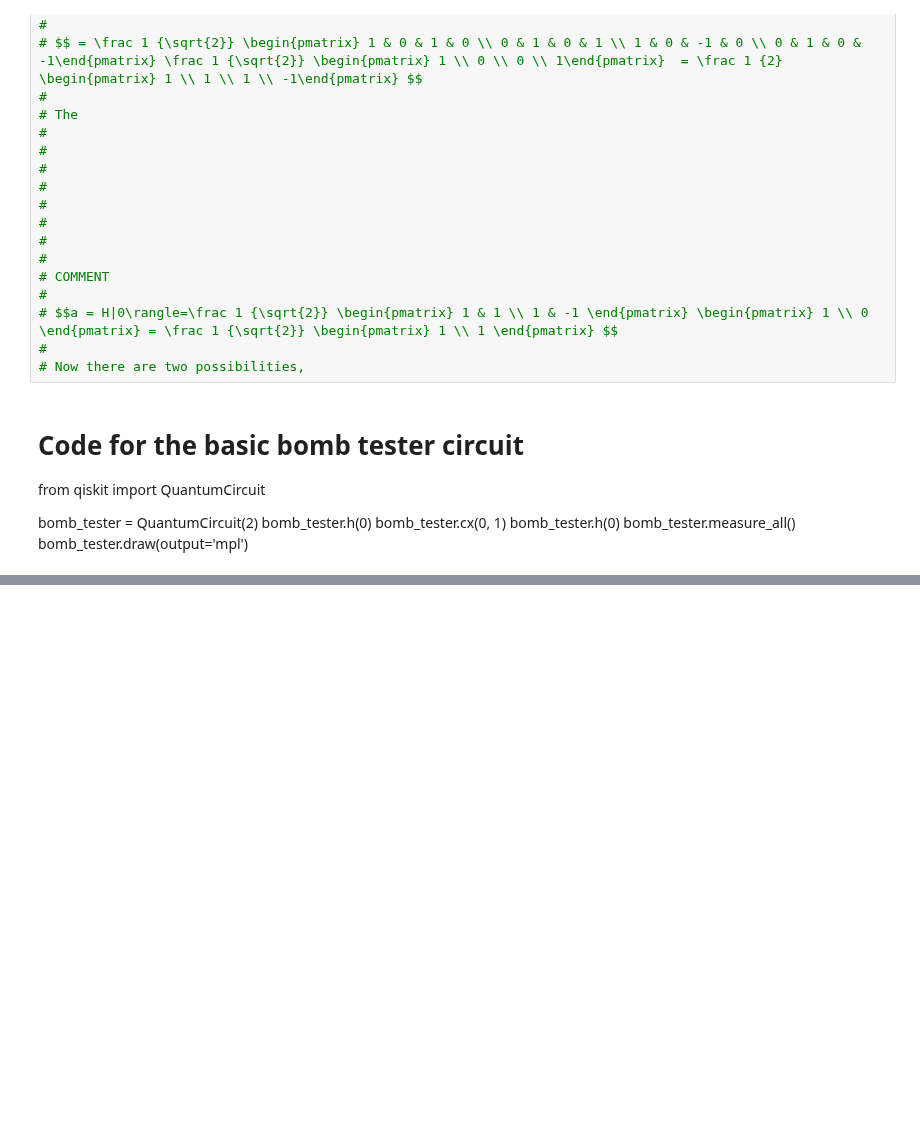
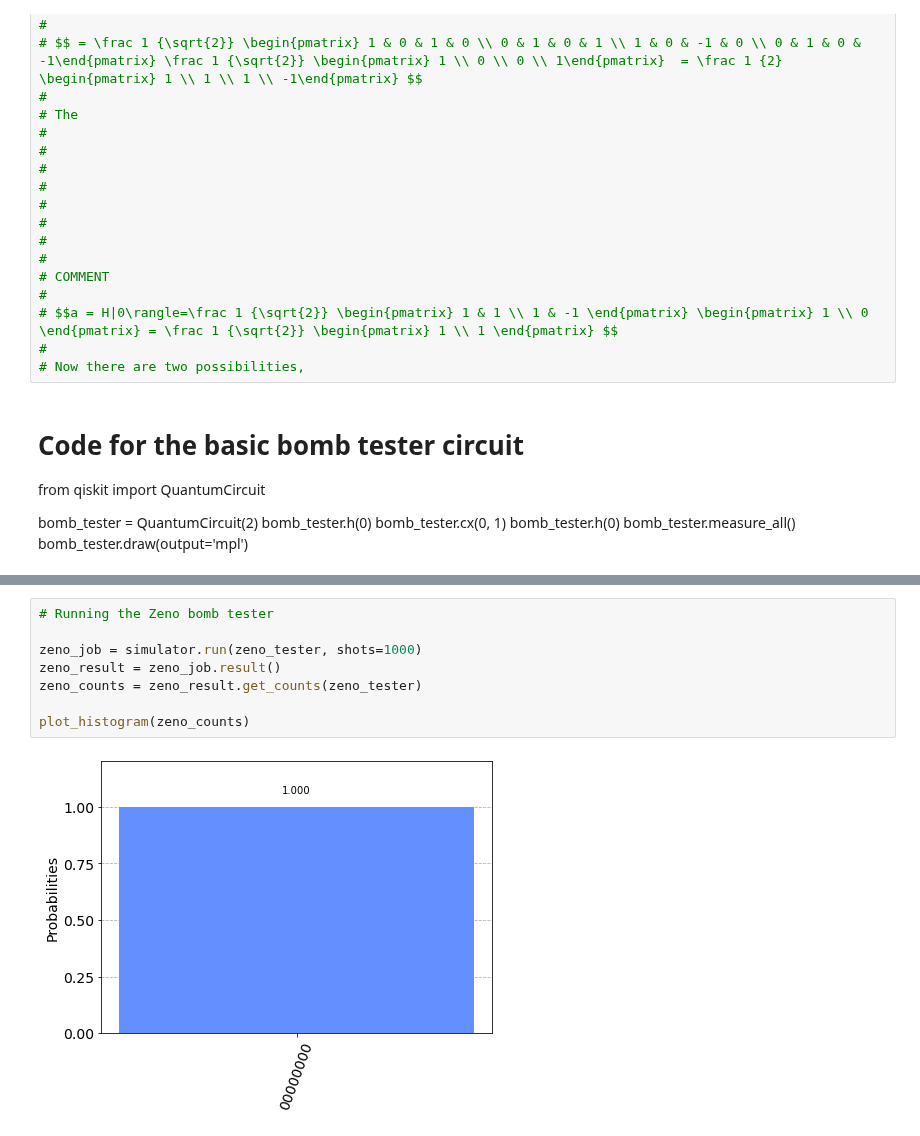
Before and after one commit to FreddyTF/QuantumBiscuit, a Jupyter notebook: Experiment-Description.ipynb, the cells around one changed output, grey strips where cells are left out. Cells and saved outputs as stored; diff of their text form; blank space fills up the shorter version.

```diff
--- a/Experiment-Description.ipynb
+++ b/Experiment-Description.ipynb
@@ -347,0 +383,10 @@ plot_histogram(zeno_counts)
+# %%
+# Running the Zeno bomb tester
+
+zeno_job = simulator.run(zeno_tester, shots=1000)
+zeno_result = zeno_job.result()
+zeno_counts = zeno_result.get_counts(zeno_tester)
+
+plot_histogram(zeno_counts)
+# %% [output]
+[figure, added]
```
Also changed, not shown: parts of 4 cells of this notebook.
